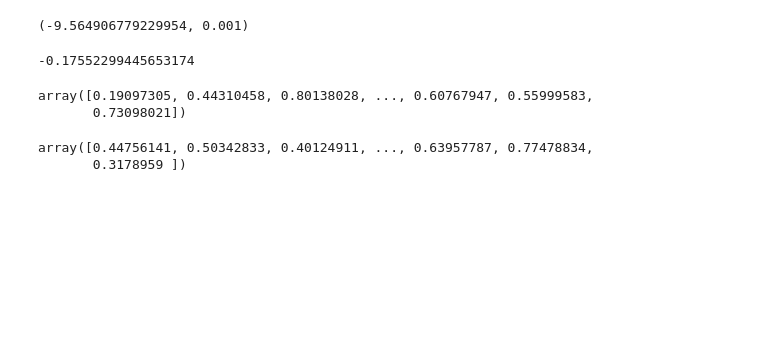
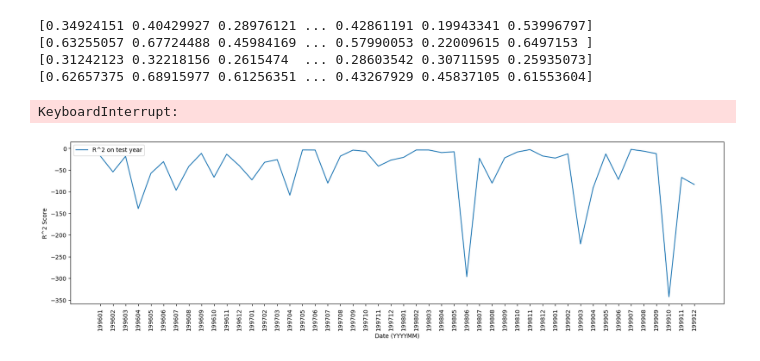
Before and after one commit to Sho-Shoo/36490-F23-Group1, a Jupyter notebook: quantile_model.ipynb, the cells around one changed output. Saved outputs shown, nothing was run; the diff lists cells and outputs as text; code cells hidden in the pictures; blank space fills up the shorter version.

Commit message:
Complete quantile model monthly training script

```diff
--- a/quantile_model.ipynb
+++ b/quantile_model.ipynb
@@ -5,21 +10,2 @@ from sklearn.metrics import r2_score
 # %%
 data = DataLoader("data/usa.csv")
-# %%
-best_model, best_r2, best_lambda = LassoQuantileModel.validate(data, 19800101, 19950101, 19950101, 20000101, [0, 0.0000001, 0.00001, 0.001])
-best_r2, best_lambda
-# %% [output]
-(-9.564906779229954, 0.001)
-# %%
-r2_score(data.get_y_quantiles(data.slice(20000101, 20010101)), best_model.predict(20000101, 20010101))
-# %% [output]
--0.17552299445653174
-# %%
-data.get_y_quantiles(data.slice(20000101, 20010101))
-# %% [output]
-array([0.19097305, 0.44310458, 0.80138028, ..., 0.60767947, 0.55999583,
-       0.73098021])
-# %%
-best_model.predict(20000101, 20010101)
-# %% [output]
-array([0.44756141, 0.50342833, 0.40124911, ..., 0.63957787, 0.77478834,
-       0.3178959 ])
@@ -25,0 +44,47 @@ array([0.44756141, 0.50342833, 0.40124911, ..., 0.63957787, 0.77478834,
+# %%
+LAMBDA_VALUES = [0] + [10**i for i in range(-10, 0)]
+YEAR = 10000
+validation_r2s = []
+test_r2s = []
+lambdas = []
+predictions = []
+
+for train_start in tqdm(range(19800101, 20000101 + 2 * YEAR, YEAR)):
+    train_end = train_start + 10 * YEAR
+    validate_start = train_end
+    validate_end = validate_start + 5 * YEAR
+    test_start = validate_end
+    test_end = test_start + YEAR
+
+    # perform grid search for the best alpha and l1_ratio hyperparameters
+    best_model, best_r2, best_lambda = LassoQuantileModel.validate(data, train_start, train_end,
+                                                                   validate_start, validate_end,
+                                                                   LAMBDA_VALUES)
+    validation_r2s.append(best_r2)
+    lambdas.append(best_lambda)
+
+    # testing on an extra year of data
+    test_r2, monthly_predictions = monthly_evaluate(data, best_model, test_start, test_end)
+    test_r2s.extend(test_r2)
+    predictions.extend(monthly_predictions)
+# %% [output]
+[0.34924151 0.40429927 0.28976121 ... 0.42861191 0.19943341 0.53996797]
+[0.63255057 0.67724488 0.45984169 ... 0.57990053 0.22009615 0.6497153 ]
+[0.31242123 0.32218156 0.2615474  ... 0.28603542 0.30711595 0.25935073]
+[0.62657375 0.68915977 0.61256351 ... 0.43267929 0.45837105 0.61553604]
+KeyboardInterrupt:
+# %%
+# evaluate r2 score by month
+test_months = [year*100 + month for year in range(1996, 2018) for month in range(1, 13)]
+test_months = [str(t) for t in test_months]
+
+plt.figure(figsize=(20, 5))
+plt.plot(test_months, test_r2s, label="R^2 on test year")
+# plt.plot(test_months, validation_r2s, label="R^2 in validation years")
+plt.xticks(rotation='vertical')
+plt.xlabel('Date (YYYYMM)')
+plt.ylabel('R^2 Score')
+plt.legend()
+plt.show()
+# %% [output]
+[figure, added]
```
Also changed, not shown: parts of 2 cells of this notebook, 1 other file.
